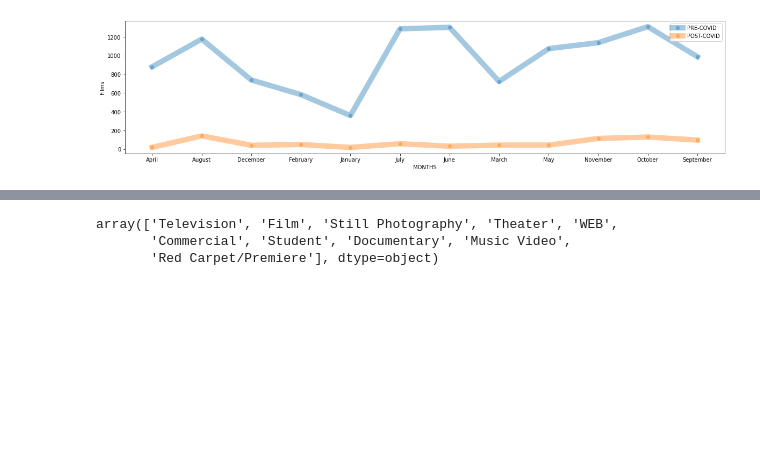
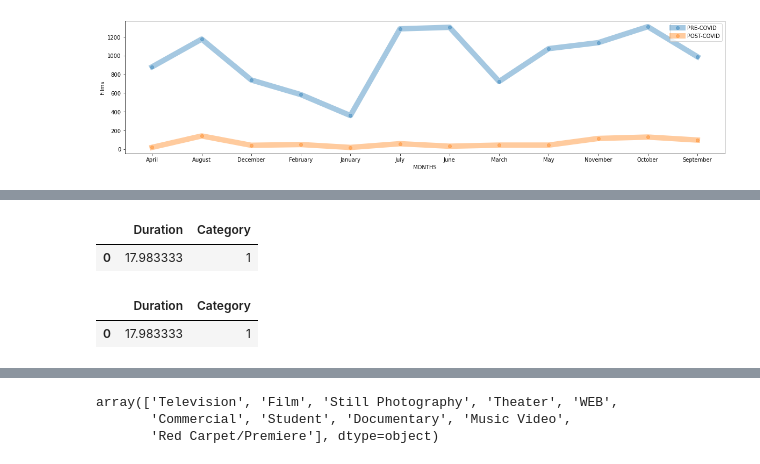
Before and after one commit to MunyaradziMagura/New-York-Movies-Scene, a Jupyter notebook: new_york_movies_scene.ipynb, the cells around one changed output, grey strips where cells are left out. Drawn from its saved outputs; the diff is of its cells as text; code cells hidden in the pictures; blank space fills up the shorter version.

Commit message:
categorys gotten and top 20 set

```diff
--- a/new_york_movies_scene.ipynb
+++ b/new_york_movies_scene.ipynb
@@ -182,3 +174,26 @@ boroughStatenIsland = findList('Borough','Staten Island')
+# %%
+# movie_scene Borough
+# get Borough and set duration and how many mediams within that Borough have the same duration
+boroughManhattan = pd.DataFrame(findList('Borough','Manhattan'))
+boroughQueens = pd.DataFrame(findList('Borough','Queens'))
+boroughBrooklyn = pd.DataFrame(findList('Borough','Brooklyn'))
+boroughBronx = pd.DataFrame(findList('Borough','Bronx'))
+boroughStatenIsland = findList('Borough','Staten Island')
+# get categories and set duration and how many mediams within that category have the same duration
+categoryTelevision = pd.DataFrame(findList('Category','Television'))
+categoryFilm = pd.DataFrame(findList('Category','Film'))
+categoryPhotography = pd.DataFrame(findList('Category','Still Photography'))
+categoryTheater = pd.DataFrame(findList('Category','Theater'))
+categoryWEB = pd.DataFrame(findList('Category','WEB'))
+categoryCommercial = pd.DataFrame(findList('Category','Commercial'))
+categoryStudent = pd.DataFrame(findList('Category','Student'))
+categoryDocumentary = pd.DataFrame(findList('Category','Documentary'))
+categoryMusic = pd.DataFrame(findList('Category','Music Video'))
+categoryRedCarpet = pd.DataFrame(findList('Category','Red Carpet/Premiere'))
+categoryRedCarpet
+# %% [output]
+|  | Duration | Category |
+| 0 | 17.983333 | 1 |
 # %%
 # get the top 20 most frequent movie times
 boroughManhattan = boroughManhattan.nlargest(n=20, columns=['Borough','Duration'])
@@ -186,6 +201,21 @@ boroughQueens = boroughQueens.nlargest(n=20, columns=['Borough','Duration'])
 boroughBrooklyn = boroughBrooklyn.nlargest(n=20, columns=['Borough','Duration'])
 boroughBronx = boroughBronx.nlargest(n=20, columns=['Borough','Duration'])
 boroughStatenIsland = boroughStatenIsland.nlargest(n=20, columns=['Borough','Duration'])
+# top 20 categories
+categoryTelevision = categoryTelevision.nlargest(n=20, columns=['Category','Duration'])
+categoryFilm = categoryFilm.nlargest(n=20, columns=['Category','Duration'])
+categoryPhotography = categoryPhotography.nlargest(n=20, columns=['Category','Duration'])
+categoryTheater = categoryTheater.nlargest(n=20, columns=['Category','Duration'])
+categoryWEB = categoryWEB.nlargest(n=20, columns=['Category','Duration'])
+categoryCommercial = categoryCommercial.nlargest(n=20, columns=['Category','Duration'])
+categoryStudent = categoryStudent.nlargest(n=20, columns=['Category','Duration'])
+categoryDocumentary = categoryDocumentary.nlargest(n=20, columns=['Category','Duration'])
+categoryMusic = categoryMusic.nlargest(n=20, columns=['Category','Duration'])
+# categoryRedCarpet = categoryRedCarpet.nlargest(n=20, columns=['Category','Duration'])
+categoryRedCarpet
+# %% [output]
+|  | Duration | Category |
+| 0 | 17.983333 | 1 |
 # %%
 sns.set(rc={"figure.figsize":(25, 16)}) #width=3, #height=4
 fig, axes = plt.subplots(2, 3)
```
Also changed, not shown: parts of 5 cells of this notebook.
